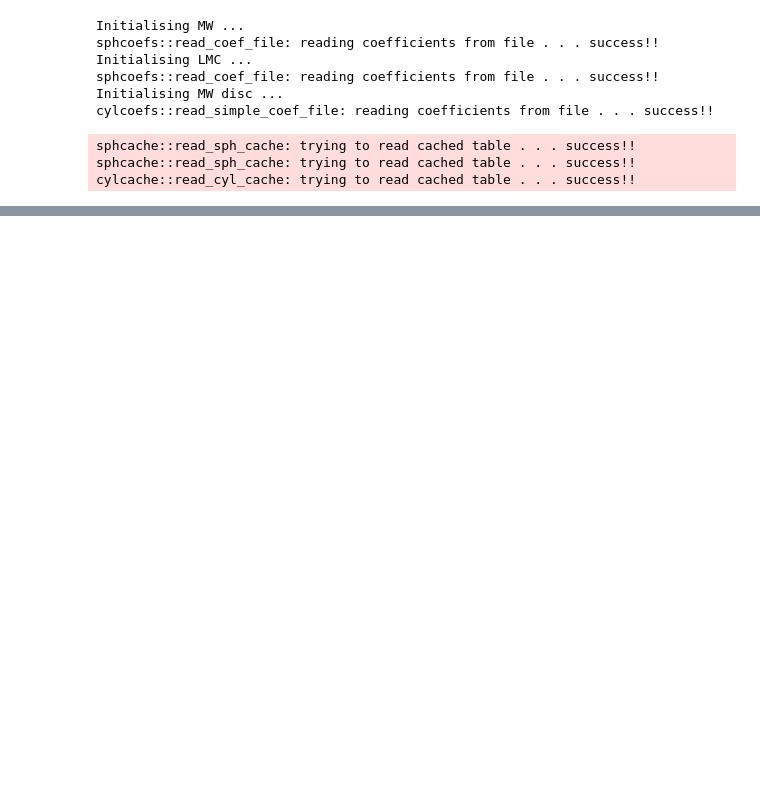
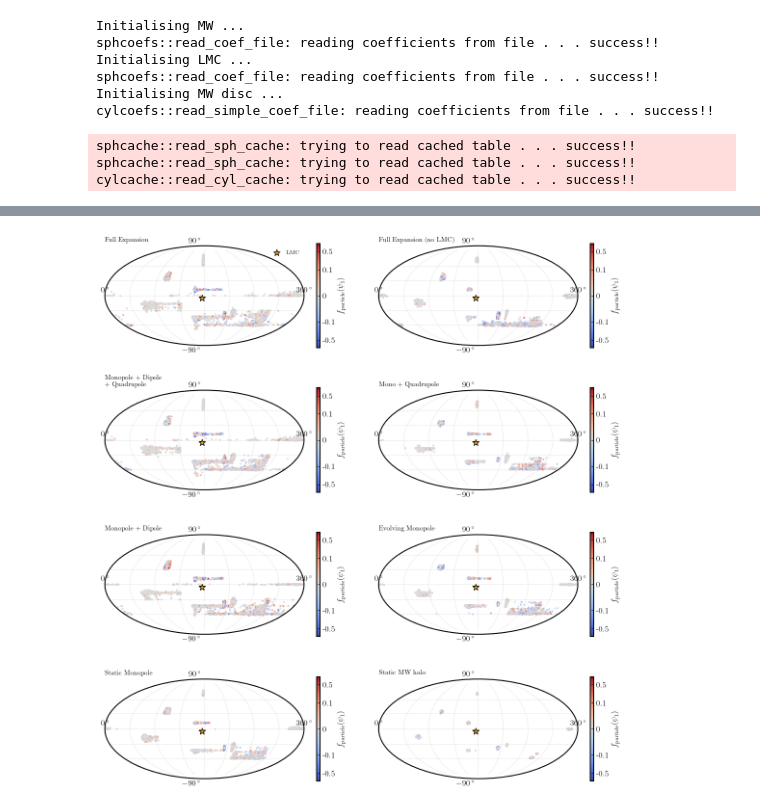
Before and after one commit to dc-broo3/oceanus, a Jupyter notebook: analysis/mollewideplots.ipynb, the cells around one changed output, grey strips where cells are left out. Drawn from its saved outputs; the diff is of its cells as text; code cells hidden in the pictures; blank space fills up the shorter version.

Commit message:
Updates to mollewide plotting script

```diff
--- a/analysis/mollewideplots.ipynb
+++ b/analysis/mollewideplots.ipynb
@@ -121 +38,13 @@ def mollweide_projection(l, b, l2, b2, title, bmin, bmax, nside, smooth, q=[0],
+# %%
+def orbpole(xs,vs):
+    uu = np.cross(xs, vs)
+    uumag = np.linalg.norm(uu)
+    u = uu.T/uumag
+    b = np.arcsin(u[2])
+    sinl = u[1]/np.cos(b)
+    cosl = u[0]/np.cos(b)
+    ll = np.arctan2(sinl, cosl)
+    gl = np.degrees(ll)
+    gb = np.degrees(b)
+    return gl, gb
 # %%
@@ -167,0 +125,13 @@ for j in range(len(potentials)):  #len(potentials)
+# %%
+path = '/mnt/ceph/users/rbrooks/oceanus/analysis/stream-runs/combined-files/plotting_data/1024-dthalfMyr-5kpcrpmin/'
+
+potentials = np.flip(list(['static-mwh-only.hdf5','rm-MWhalo-full-MWdisc-full-LMC.hdf5', 'em-MWhalo-full-MWdisc-full-LMC.hdf5',\
+                       'md-MWhalo-full-MWdisc-full-LMC.hdf5', 'mq-MWhalo-full-MWdisc-full-LMC.hdf5', 'mdq-MWhalo-full-MWdisc-full-LMC.hdf5',\
+                        'full-MWhalo-full-MWdisc-no-LMC.hdf5', 'Full-MWhalo-MWdisc-LMC.hdf5',]))
+
+labels = np.flip(list(['Static MW halo','Static Monopole', 'Evolving Monopole', 'Monopole + Dipole', 'Mono + Quadrupole', \
+               'Monopole + Dipole \n + Quadrupole',  'Full Expansion (no LMC)', 'Full Expansion',]))
+
+mollewide_poles(path, potentials, labels, 'mollewide_poles', True)
+# %% [output]
+[figure, added]
```
Also changed, not shown: parts of 4 cells of this notebook.
